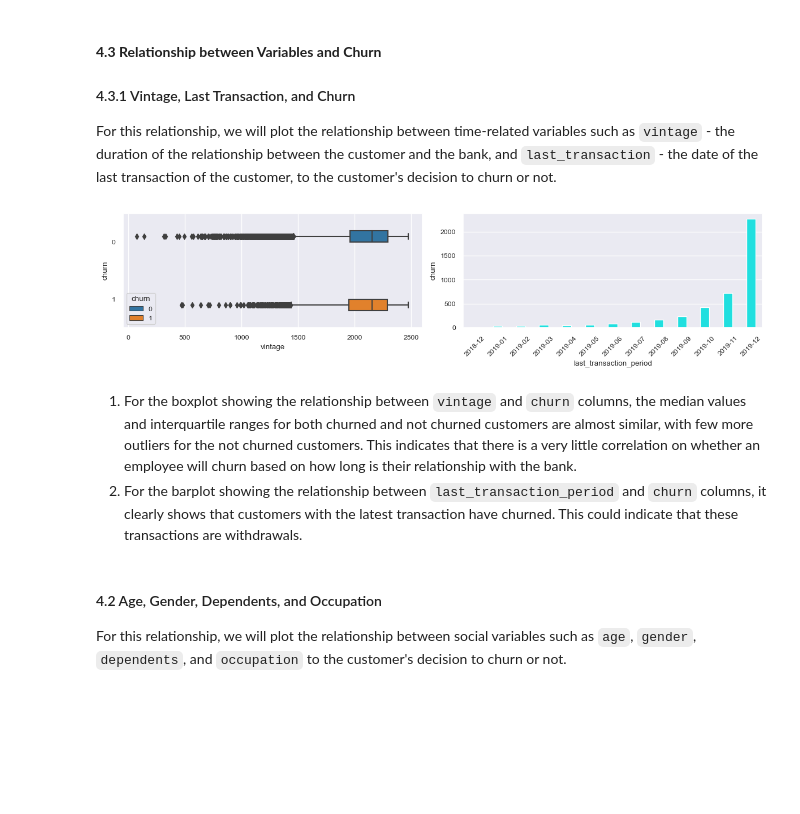
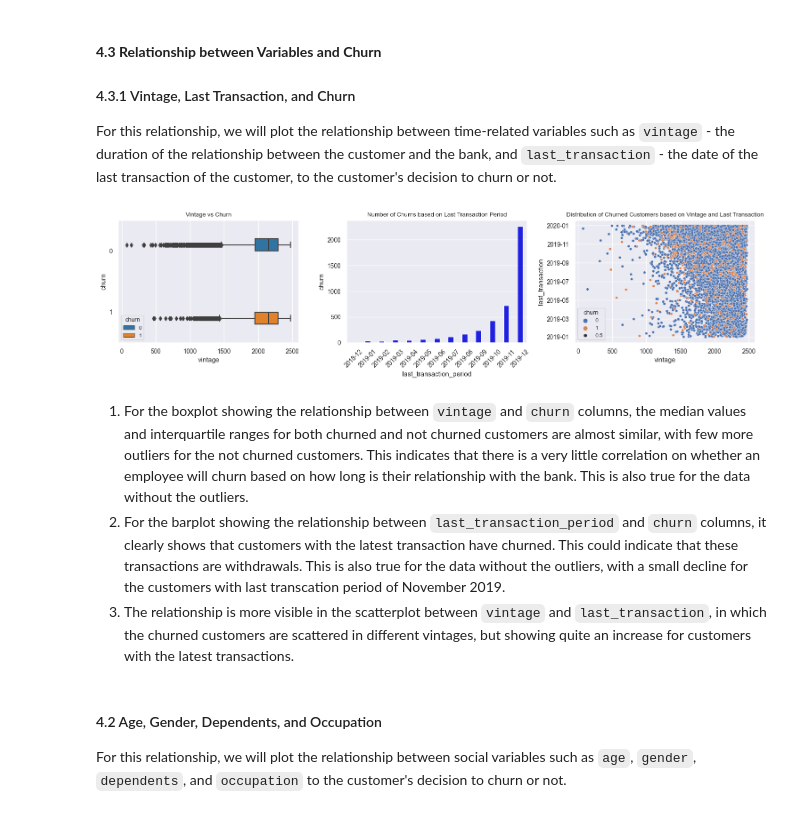
Before and after one commit to ryanlacsamana/Bank_Customer_Churn_Prediction, a Jupyter notebook: bank_customer_churn_prediction.ipynb, the cells around one changed output. Cells and saved outputs as stored; diff of their text form; code cells hidden in the pictures; blank space fills up the shorter version.

```diff
--- a/bank_customer_churn_prediction.ipynb
+++ b/bank_customer_churn_prediction.ipynb
@@ -141,17 +144,18 @@ Null Values for column last_transaction is 0.0%
 1. Change the datatype for the `last_transaction` column into `datetime`. The NaT values will be converted into 0000-00.
 2. Create a new column `last_transaction_period` containing YYYY-MM values from the `last_transaction` column and will be in `period` datatype.
 # %%
-## Drop null values for all columns
-df = df.dropna(axis=0)
+## Create a new dataframe by dropping all null values in the 'df' dataframe
+df1 = df.copy()
+df1 = df1.dropna(axis=0)
 # %%
 ## Change datatype for 'dependents' and 'city' columns into int64
-df[['dependents','city']] = df[['dependents','city']].astype('int64')
+df1[['dependents','city']] = df1[['dependents','city']].astype('int64')
 
 ## Change datatype of 'last_transaction' column into datetime
-df['last_transaction'] = pd.to_datetime(df['last_transaction'], errors='coerce').replace('Nat','0000-00')
-df['last_transaction_period'] = df['last_transaction'].dt.to_period('M').replace('NaT', '0000-00')
+df1['last_transaction'] = pd.to_datetime(df1['last_transaction'], errors='coerce').replace('Nat','0000-00')
+df1['last_transaction_period'] = df1['last_transaction'].dt.to_period('M').replace('NaT', '0000-00')
 
-df.info()
+df1.info()
 # %% [output]
 <class 'pandas.core.frame.DataFrame'>
 Index: 24832 entries, 0 to 28381
@@ -238,18 +211,22 @@ df.describe()
 
 #### **4.1 Number of Churned Customers**
 # %%
-## Plot the number of churned customers versus who did not
-fig, ax = plt.subplots(1,1, figsize=(5,3))
+fig, ax = plt.subplots(1,1, figsize=(4,3))
+sns.set(font_scale=0.9)
 
-sns.histplot(data=df, x='churn', hue='churn', palette=sns.color_palette('tab10', 2))
-plt.xticks([0,1])
+## Plot the number of of customers who churned versus who did not
+sns.histplot(data=df1, x='churn', hue='churn', palette=sns.color_palette('tab10', 2))
 
+plt.tight_layout()
 plt.show()
 
 ## Print the number of customers churned and not churned
 no_churned = (df['churn'] == 1).sum()
+no_churned1 = (df1['churn'] == 1).sum()
 total_customers = (len(df['customer_id']))
 percent_churned = (round((no_churned / total_customers) * 100, 2))
+percent_churned1 = (round((no_churned1 / total_customers) * 100, 2))
 
-print('The total number of churned customers is {}, which is {}% of the total number of customers:'.format(no_churned, percent_churned))
+print('The total number of churned customers is {}, which is {}% of the total number of customers'.format(no_churned, percent_churned))
+print('The total number of churned customers is {}, which is {}% of the total number of customers, excluding null values'.format(no_churned1, percent_churned1))
 # %% [output]
@@ -279,25 +272,32 @@ Based on the barplots above, the customer with value of 1 for the `customer_nw_c
 #### 4.3.1 Vintage, Last Transaction, and Churn
 For this relationship, we will plot the relationship between time-related variables such as `vintage` - the duration of the relationship between the customer and the bank, and `last_transaction` - the date of the last transaction of the customer, to the customer's decision to churn or not.
 # %%
-fig, axes = plt.subplots(1, 2, figsize=(12,3))
+fig, axes = plt.subplots(1, 3, figsize=(15,4))
 sns.set(font_scale=0.8)
 
 ## Plot the relationship between 'vintage' and 'churn'
-sns.boxplot(data=df, x='vintage', y='churn', hue='churn', palette=sns.color_palette('tab10', 2), orient='h', width=0.4, ax=axes[0])
+sns.boxplot(data=df1, x='vintage', y='churn', hue='churn', palette=sns.color_palette('tab10', 2), orient='h', width=0.4, ax=axes[0])
+axes[0].set_title('Vintage vs Churn')
 
 ## Plot the relationship between 'last_transaction' and 'churn'
-churn_transaction_count = df.groupby('last_transaction_period')['churn'].sum().reset_index()
-sns.barplot(data=churn_transaction_count, x='last_transaction_period', y='churn', width=0.4, color='cyan', ax=axes[1])
+churn_transaction_count = df1.groupby('last_transaction_period')['churn'].sum().reset_index()
+sns.barplot(data=churn_transaction_count, x='last_transaction_period', y='churn', width=0.4, color='blue', ax=axes[1])
 axes[1].set_xticks(range(len(churn_transaction_count['last_transaction_period'])))
 axes[1].set_xticklabels(churn_transaction_count['last_transaction_period'].astype(str), rotation=45)
+axes[1].set_title('Number of Churns based on Last Transaction Period')
+
+## Plot the relationship between 'vintage' and 'last transaction'
+sns.scatterplot(data=df1, x='vintage', y='last_transaction', hue='churn', size=0.5, ax=axes[2])
+axes[2].set_title('Distribution of Churned Customers based on Vintage and Last Transaction')
 
 plt.tight_layout()
 plt.show()
 # %% [output]
-[figure, old version]
+[figure, new version]
 # %% [markdown]
-1. For the boxplot showing the relationship between `vintage` and `churn` columns, the median values and interquartile ranges for both churned and not churned customers are almost similar, with few more outliers for the not churned customers. This indicates that there is a very little correlation on whether an employee will churn based on how long is their relationship with the bank.
-2. For the barplot showing the relationship between `last_transaction_period` and `churn` columns, it clearly shows that customers with the latest transaction have churned. This could indicate that these transactions are withdrawals.
+1. For the boxplot showing the relationship between `vintage` and `churn` columns, the median values and interquartile ranges for both churned and not churned customers are almost similar, with few more outliers for the not churned customers. This indicates that there is a very little correlation on whether an employee will churn based on how long is their relationship with the bank. This is also true for the data without the outliers.
+2. For the barplot showing the relationship between `last_transaction_period` and `churn` columns, it clearly shows that customers with the latest transaction have churned. This could indicate that these transactions are withdrawals. This is also true for the data without the outliers, with a small decline for the customers with last transcation period of November 2019.
+3. The relationship is more visible in the scatterplot between `vintage` and `last_transaction`, in which the churned customers are scattered in different vintages, but showing quite an increase for customers with the latest transactions.
 # %% [markdown]
 #### 4.2 Age, Gender, Dependents, and Occupation
 
```
Also changed, not shown: parts of 35 cells of this notebook.
